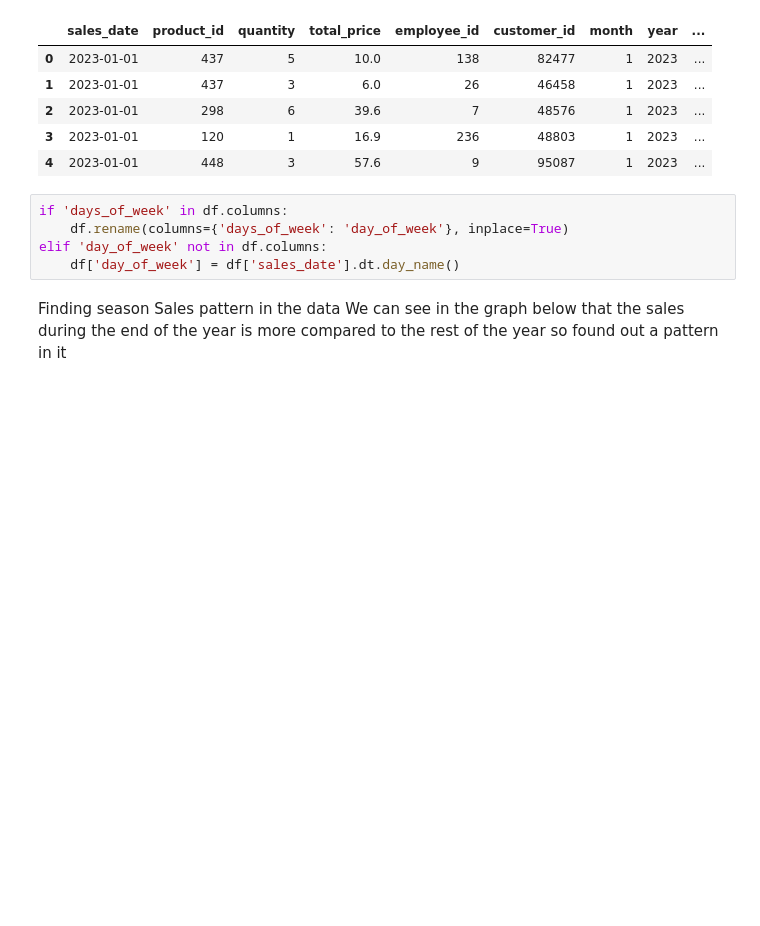
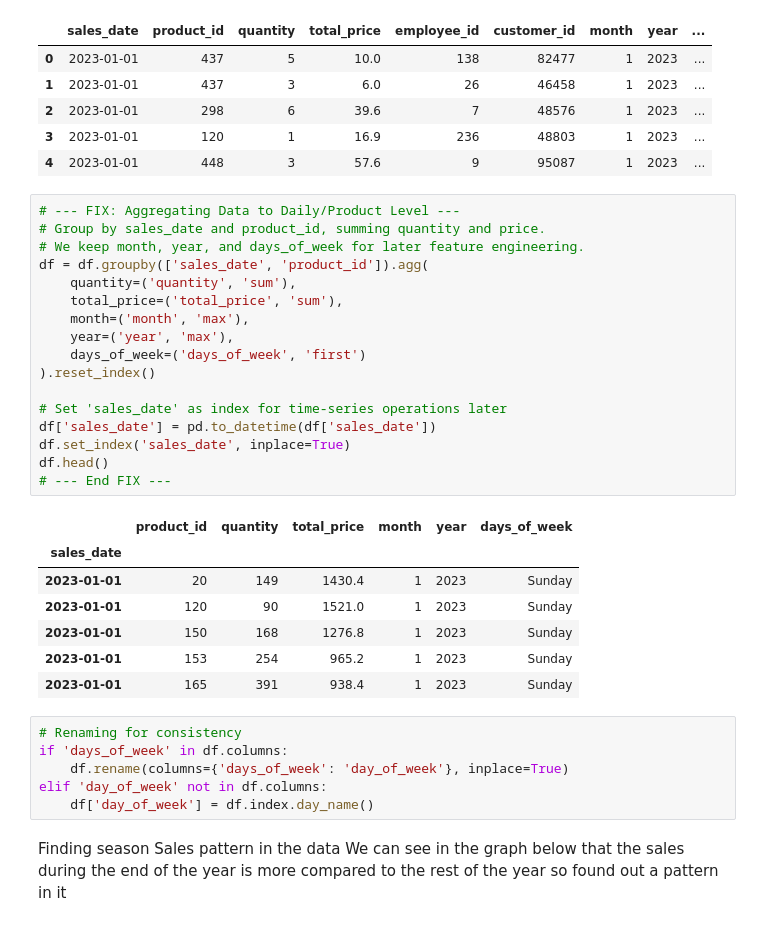
Before and after one commit to ShashwatBansal14/Inventory_forecast_model, a Jupyter notebook: 02_EDA_Feature_eng.ipynb, the cells around one changed output. Drawn from its saved outputs; the diff is of its cells as text; blank space fills up the shorter version.

```diff
--- a/02_EDA_Feature_eng.ipynb
+++ b/02_EDA_Feature_eng.ipynb
@@ -24,11 +24,37 @@ df.head()
 | 2 | 2023-01-01 | 298 | 6 | 39.6 | 7 | 48576 | 1 | 2023 | ... |
 | 3 | 2023-01-01 | 120 | 1 | 16.9 | 236 | 48803 | 1 | 2023 | ... |
 | 4 | 2023-01-01 | 448 | 3 | 57.6 | 9 | 95087 | 1 | 2023 | ... |
+# %%
+# --- FIX: Aggregating Data to Daily/Product Level ---
+# Group by sales_date and product_id, summing quantity and price.
+# We keep month, year, and days_of_week for later feature engineering.
+df = df.groupby(['sales_date', 'product_id']).agg(
+    quantity=('quantity', 'sum'),
+    total_price=('total_price', 'sum'),
+    month=('month', 'max'),
+    year=('year', 'max'),
+    days_of_week=('days_of_week', 'first')
+).reset_index()
+
+# Set 'sales_date' as index for time-series operations later
+df['sales_date'] = pd.to_datetime(df['sales_date'])
+df.set_index('sales_date', inplace=True)
+df.head()
+# --- End FIX ---
+# %% [output]
+|  | product_id | quantity | total_price | month | year | days_of_week |
+| sales_date |  |  |  |  |  |  |
+| 2023-01-01 | 20 | 149 | 1430.4 | 1 | 2023 | Sunday |
+| 2023-01-01 | 120 | 90 | 1521.0 | 1 | 2023 | Sunday |
+| 2023-01-01 | 150 | 168 | 1276.8 | 1 | 2023 | Sunday |
+| 2023-01-01 | 153 | 254 | 965.2 | 1 | 2023 | Sunday |
+| 2023-01-01 | 165 | 391 | 938.4 | 1 | 2023 | Sunday |
 # %%
+# Renaming for consistency
 if 'days_of_week' in df.columns:
     df.rename(columns={'days_of_week': 'day_of_week'}, inplace=True)
 elif 'day_of_week' not in df.columns:
-    df['day_of_week'] = df['sales_date'].dt.day_name()
+    df['day_of_week'] = df.index.day_name()
 # %% [markdown]
 Finding season Sales pattern in the data  We can see in the graph below that the sales during the end of the year is more compared to the rest of the year so found out a pattern in it
 # %%
```
Also changed, not shown: parts of 17 cells of this notebook.
